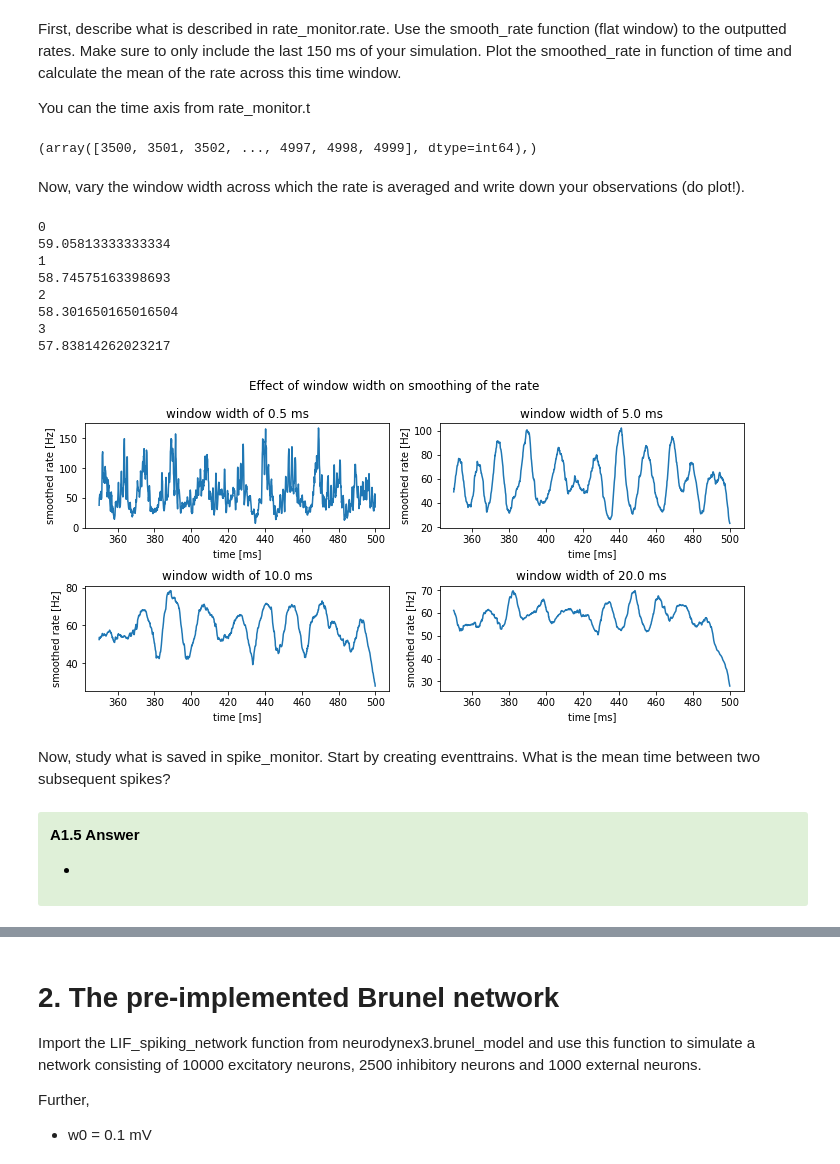
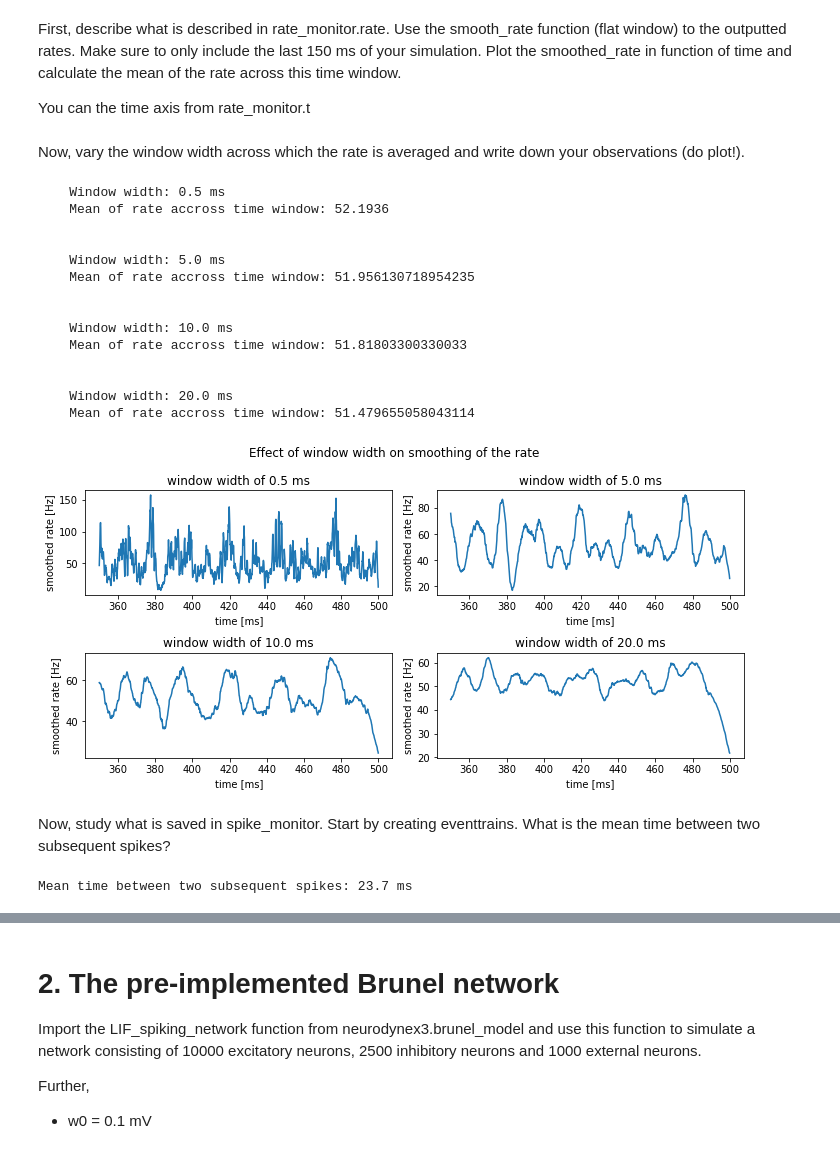
Before and after one commit to RobbeDeMuynck/CN_practicals, a Jupyter notebook: Module 3/Module3_Brunel_Group7.ipynb, the cells around one changed output, grey strips where cells are left out. Drawn from its saved outputs; the diff is of its cells as text; code cells hidden in the pictures.

```diff
--- a/Module 3/Module3_Brunel_Group7.ipynb
+++ b/Module 3/Module3_Brunel_Group7.ipynb
@@ -170,41 +182,48 @@ First, describe what is described in rate_monitor.rate. Use the smooth_rate func
 
 You can the time axis from rate_monitor.t
 # %%
+# Get time axis
 ts = rate_monitor.t / b2.ms
-t_min = 350; t_max = 500
+t_min, t_max = 350, 500
 idx_rate = np.where((350 <= ts) & (ts <= 500))
-print(idx_rate)
-# %% [output]
-(array([3500, 3501, 3502, ..., 4997, 4998, 4999], dtype=int64),)
 # %% [markdown]
 Now, vary the window width across which the rate is averaged and write down your observations (do plot!).
 # %%
-window_widths = [0.5,5,10,20]*b2.ms
+# Investigate the effect window width on smoothing of the rate
+window_widths = [0.5, 5, 10, 20]*b2.ms
 
 fig, axs = plt.subplots(2, 2, figsize=(10, 5))
 fig.suptitle('Effect of window width on smoothing of the rate')
 
 for i in range(0, 4):
-    print(i)
     smoothed_rates = rate_monitor.smooth_rate(window="flat", width=window_widths[i])/b2.Hz
     axs[i//2, i%2].plot(ts[idx_rate], smoothed_rates[idx_rate])
     axs[i//2, i%2].set_xlabel('time [ms]')
     axs[i//2, i%2].set_ylabel('smoothed rate [Hz]')
     axs[i//2, i%2].set_title(f'window width of {window_widths[i]*1000} ms')
 
-    print(np.mean(smoothed_rates[idx_rate]))
+    print(f"""
+    Window width: {window_widths[i]*1000} ms
+    Mean of rate accross time window: {np.mean(smoothed_rates[idx_rate])}
+    """)
 
 plt.tight_layout()
 plt.show()
 # %% [output]
-0
-59.05813333333334
-1
-58.74575163398693
-2
-58.301650165016504
-3
-57.83814262023217
+    Window width: 0.5 ms
+    Mean of rate accross time window: 52.1936
+
+
+    Window width: 5.0 ms
+    Mean of rate accross time window: 51.956130718954235
+
+
+    Window width: 10.0 ms
+    Mean of rate accross time window: 51.81803300330033
+
+
+    Window width: 20.0 ms
+    Mean of rate accross time window: 51.479655058043114
-[figure, old version]
+[figure, new version]
 # %% [markdown]
 Now, study what is saved in spike_monitor. Start by creating eventtrains. What is the mean time between two subsequent spikes?
@@ -215,13 +230,13 @@ eventtrains = spike_monitor.event_trains();
-# %% [markdown]
-<div class="alert alert-success">
-<span style="color:black">
-
-**A1.5 Answer**
-
-<!-- \begin{tcolorbox}[colback=green!5] -->
-
-*
-
-<!-- \end{tcolorbox} -->
-
-</span>
+# %%
+eventtrains = spike_monitor.event_trains()
+# eventtrains is a dictionary mapping neuron indices to spike trains
+
+ISIs = []
+for train in eventtrains.values():
+    ISI = np.diff(train)
+    if len(ISI) > 1:
+        ISIs.append(ISI)
+mean = np.mean([np.mean(ISI) for ISI in ISIs])
+print(f"""Mean time between two subsequent spikes: {mean*1e3:.1f} ms""")
+# %% [output]
+Mean time between two subsequent spikes: 23.7 ms
```
Also changed, not shown: parts of 9 cells of this notebook.
